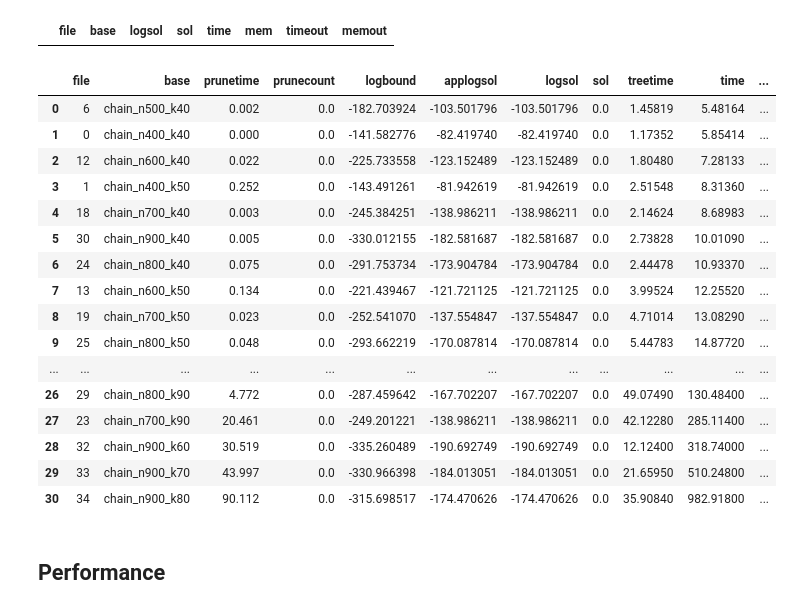
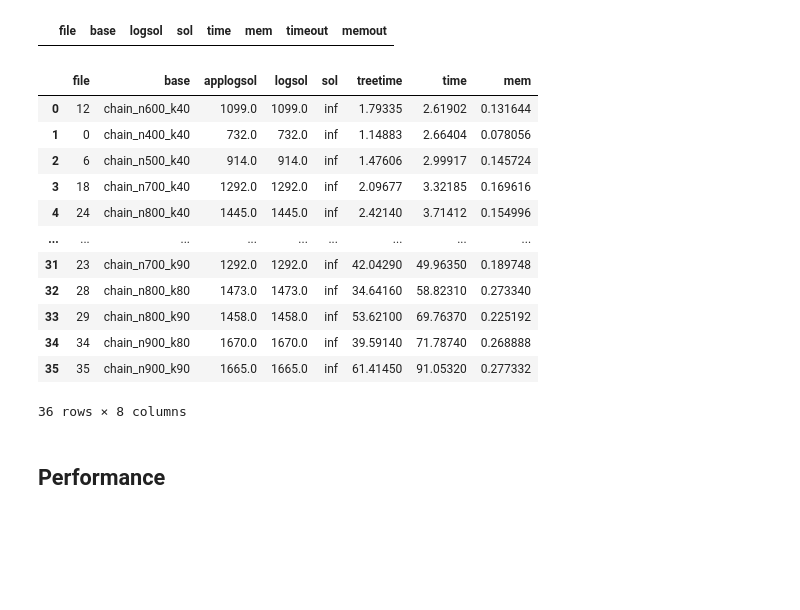
Before and after one commit to vuphan314/DPO, a Jupyter notebook: eval/dpo.ipynb, the cells around one changed output. Cells and saved outputs as stored; diff of their text form; code cells hidden in the pictures; blank space fills up the shorter version.

```diff
--- a/eval/dpo.ipynb
+++ b/eval/dpo.ipynb
@@ -302,7 +303,6 @@ CHAIN1_WR_INST.checkData()
 class DpmcExp(Exp):
     def __init__(
         self,
-        ep,
         sif,
         suffix,
         benchmarksPath,
@@ -313,7 +313,6 @@ class DpmcExp(Exp):
         slurmTimeCap,
         actualTasks=[]
     ):
-        self.ep = ep
         self.sif = sif
         self.suffix = suffix
         self.benchmarksPath = benchmarksPath
@@ -339,10 +338,9 @@ class DpmcExp(Exp):
             'mf': 1,
             'mv': 1,
             'sif': self.sif,
-            'ep': self.ep,
         }
 
-DSX = 'DSX' # DPMC, SAT-solver pruning, XOR-CNF native mode
+DNX = 'DNX' # DPMC, no pruning, XOR-CNF native mode
 # %% [markdown]
 #### Chain benchmarks
 # %% [markdown]
@@ -365,22 +362,23 @@ CHAIN0_DSX_INST.checkData()
 # %% [markdown]
 ##### Hard
 # %%
-CHAIN1_DSX_INST = DpmcExp(
-    ep=1,
+CHAIN1_DNX_INST = DpmcExp(
     sif=0,
-    suffix=DSX,
-    benchmarksPath='benchmarks/fweight/xcnf/chain/hard',
-    dataPath='data/chain/hard/dpmc/satprune/xor',
+    suffix=DNX,
+    benchmarksPath='benchmarks/iweight/xcnf/chain/hard',
+    dataPath='data/chain/hard/dpmc/noprune/xor',
     memCap=RUNNER_MEM,
     slurmMemCap=SLURM_MEM,
     timeCap=RUNNER_TIME,
     slurmTimeCap=SLURM_TIME
 ).getInst()
-# CHAIN1_DSX_INST.runExp()
-# CHAIN1_DSX_INST._gather()
-CHAIN1_DSX_INST.checkData()
+# CHAIN1_DNX_INST.runExp()
+# CHAIN1_DNX_INST._gather()
+CHAIN1_DNX_INST.checkData()
 # %% [markdown]
 ## Analysis
+# %%
+pd.set_option('display.max_rows', 30)
 # %% [markdown]
 ### Chain benchmarks
 # %% [markdown]
@@ -467,29 +467,26 @@ CHAIN1_WR_INST.query(q)
 # %% [output]
 |  | file | base | logsol | sol | time | mem | timeout | memout |
 # %%
-q = 'select file, base, prunetime, prunecount, logbound, applogsol, logsol, sol, treetime, time, mem from data '
+q = 'select file, base, applogsol, logsol, sol, treetime, time, mem from data '
 q += 'where sol is not null '
+q += 'and timeout = 0 '
 q += 'order by time'
 
-CHAIN1_DSX_INST.query(q)
+CHAIN1_DNX_INST.query(q)
 # %% [output]
-|  | file | base | prunetime | prunecount | logbound | applogsol | logsol | sol | treetime | time | ... |
-| 0 | 6 | chain_n500_k40 | 0.002 | 0.0 | -182.703924 | -103.501796 | -103.501796 | 0.0 | 1.45819 | 5.48164 | ... |
-| 1 | 0 | chain_n400_k40 | 0.000 | 0.0 | -141.582776 | -82.419740 | -82.419740 | 0.0 | 1.17352 | 5.85414 | ... |
-| 2 | 12 | chain_n600_k40 | 0.022 | 0.0 | -225.733558 | -123.152489 | -123.152489 | 0.0 | 1.80480 | 7.28133 | ... |
-| 3 | 1 | chain_n400_k50 | 0.252 | 0.0 | -143.491261 | -81.942619 | -81.942619 | 0.0 | 2.51548 | 8.31360 | ... |
-| 4 | 18 | chain_n700_k40 | 0.003 | 0.0 | -245.384251 | -138.986211 | -138.986211 | 0.0 | 2.14624 | 8.68983 | ... |
-| 5 | 30 | chain_n900_k40 | 0.005 | 0.0 | -330.012155 | -182.581687 | -182.581687 | 0.0 | 2.73828 | 10.01090 | ... |
-| 6 | 24 | chain_n800_k40 | 0.075 | 0.0 | -291.753734 | -173.904784 | -173.904784 | 0.0 | 2.44478 | 10.93370 | ... |
-| 7 | 13 | chain_n600_k50 | 0.134 | 0.0 | -221.439467 | -121.721125 | -121.721125 | 0.0 | 3.99524 | 12.25520 | ... |
-| 8 | 19 | chain_n700_k50 | 0.023 | 0.0 | -252.541070 | -137.554847 | -137.554847 | 0.0 | 4.71014 | 13.08290 | ... |
-| 9 | 25 | chain_n800_k50 | 0.048 | 0.0 | -293.662219 | -170.087814 | -170.087814 | 0.0 | 5.44783 | 14.87720 | ... |
-| ... | ... | ... | ... | ... | ... | ... | ... | ... | ... | ... | ... |
-| 26 | 29 | chain_n800_k90 | 4.772 | 0.0 | -287.459642 | -167.702207 | -167.702207 | 0.0 | 49.07490 | 130.48400 | ... |
-| 27 | 23 | chain_n700_k90 | 20.461 | 0.0 | -249.201221 | -138.986211 | -138.986211 | 0.0 | 42.12280 | 285.11400 | ... |
-| 28 | 32 | chain_n900_k60 | 30.519 | 0.0 | -335.260489 | -190.692749 | -190.692749 | 0.0 | 12.12400 | 318.74000 | ... |
-| 29 | 33 | chain_n900_k70 | 43.997 | 0.0 | -330.966398 | -184.013051 | -184.013051 | 0.0 | 21.65950 | 510.24800 | ... |
-| 30 | 34 | chain_n900_k80 | 90.112 | 0.0 | -315.698517 | -174.470626 | -174.470626 | 0.0 | 35.90840 | 982.91800 | ... |
+|  | file | base | applogsol | logsol | sol | treetime | time | mem |
+| 0 | 12 | chain_n600_k40 | 1099.0 | 1099.0 | inf | 1.79335 | 2.61902 | 0.131644 |
+| 1 | 0 | chain_n400_k40 | 732.0 | 732.0 | inf | 1.14883 | 2.66404 | 0.078056 |
+| 2 | 6 | chain_n500_k40 | 914.0 | 914.0 | inf | 1.47606 | 2.99917 | 0.145724 |
+| 3 | 18 | chain_n700_k40 | 1292.0 | 1292.0 | inf | 2.09677 | 3.32185 | 0.169616 |
+| 4 | 24 | chain_n800_k40 | 1445.0 | 1445.0 | inf | 2.42140 | 3.71412 | 0.154996 |
+| ... | ... | ... | ... | ... | ... | ... | ... | ... |
+| 31 | 23 | chain_n700_k90 | 1292.0 | 1292.0 | inf | 42.04290 | 49.96350 | 0.189748 |
+| 32 | 28 | chain_n800_k80 | 1473.0 | 1473.0 | inf | 34.64160 | 58.82310 | 0.273340 |
+| 33 | 29 | chain_n800_k90 | 1458.0 | 1458.0 | inf | 53.62100 | 69.76370 | 0.225192 |
+| 34 | 34 | chain_n900_k80 | 1670.0 | 1670.0 | inf | 39.59140 | 71.78740 | 0.268888 |
+| 35 | 35 | chain_n900_k90 | 1665.0 | 1665.0 | inf | 61.41450 | 91.05320 | 0.277332 |
+36 rows × 8 columns
 # %% [markdown]
 ## Performance
 # %% [markdown]
```
Also changed, not shown: parts of 26 cells of this notebook, 10 other files.
